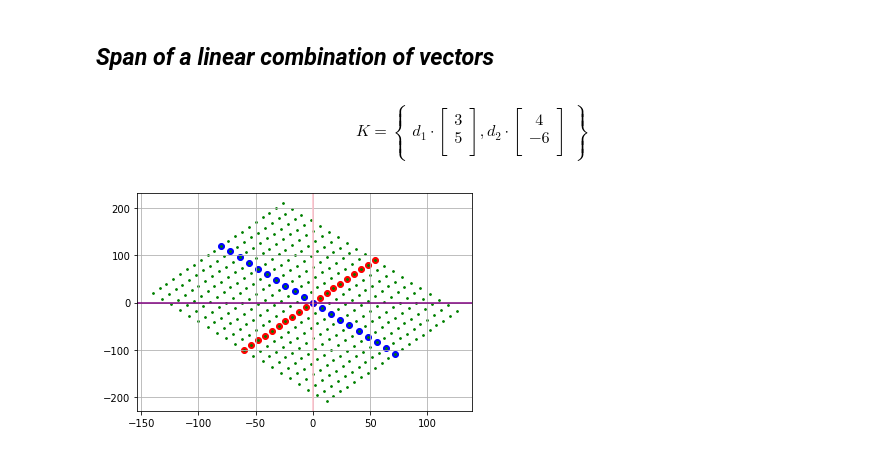
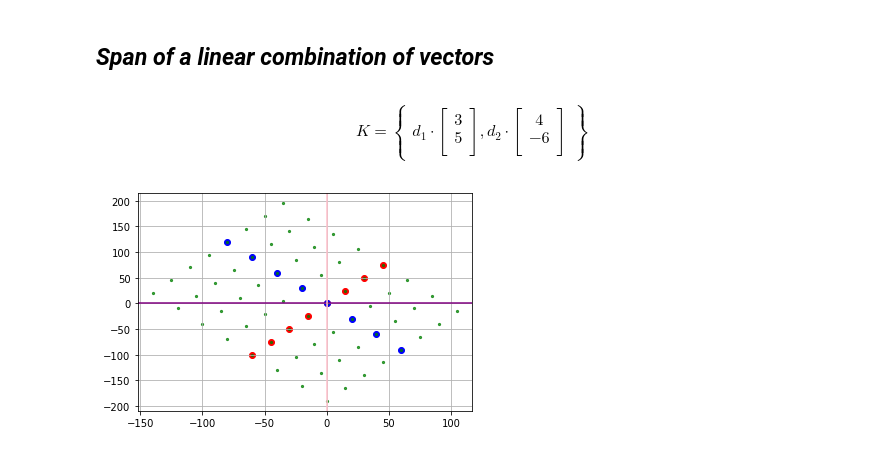
Before and after one commit to krissydolor/Linear-Algebra, a Jupyter notebook: Assignment_10_Baniquit_Dolor.ipynb, the cells around one changed output. Saved outputs shown, nothing was run; the diff lists cells and outputs as text; code cells hidden in the pictures.

```diff
--- a/Assignment_10_Baniquit_Dolor.ipynb
+++ b/Assignment_10_Baniquit_Dolor.ipynb
@@ -147,25 +147,24 @@ plt.show()
 ## ***Span of a linear combination of vectors***
 # %% [markdown]
 $$K = \begin{Bmatrix} d_1 \cdot\begin{bmatrix} 3\\5 \\\end{bmatrix},
-d_2 \cdot \begin{bmatrix} 4\\- 6 \\\end{bmatrix}\end{Bmatrix} $$
+d_2 \cdot \begin{bmatrix} 4\\-6 \\\end{bmatrix}\end{Bmatrix} $$
 # %%
 vectA = np.array([3,5])
 vectB = np.array([4,-6])
 
-R = np.arange(-20,20,2)
+R = np.arange(-20,20,5)
+d1, d2 = np.meshgrid(R,R)
+vectR = vectA + vectB
 
-d1, d2 = np.meshgrid(R,R)
-
-vectR = vectA + vectB
 spanRx = d1*vectA[0] + d2*vectB[0]
 spanRy = d1*vectA[1] + d2*vectB[1]
 plt.scatter(R*vectA[0],R*vectA[1], color = 'red')
 plt.scatter(R*vectB[0],R*vectB[1], color = 'blue')
-plt.scatter(spanRx,spanRy, s=3, alpha=1, color = 'green')
+plt.scatter(spanRx,spanRy, s=5, alpha=0.75, color = 'green') # spacing of 5 and alpha 1
 
 plt.axhline(y=0, color='purple')
 plt.axvline(x=0, color='pink')
 plt.grid()
 plt.show()
 # %% [output]
-[figure, old version]
+[figure, new version]
```
